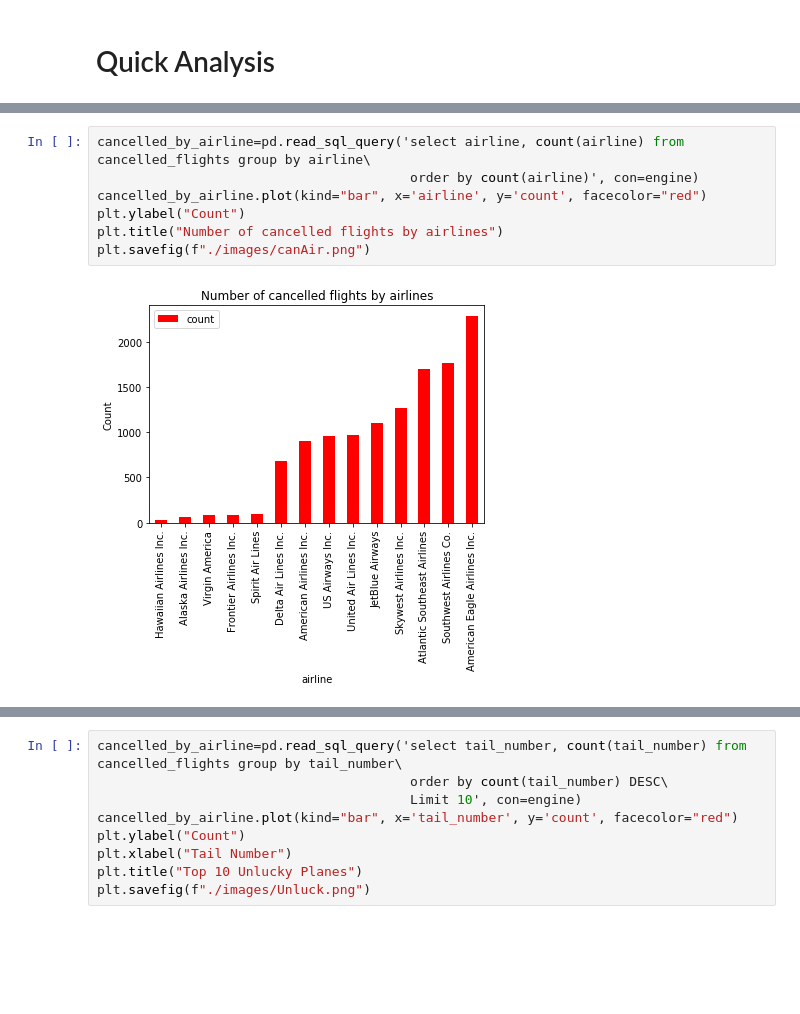
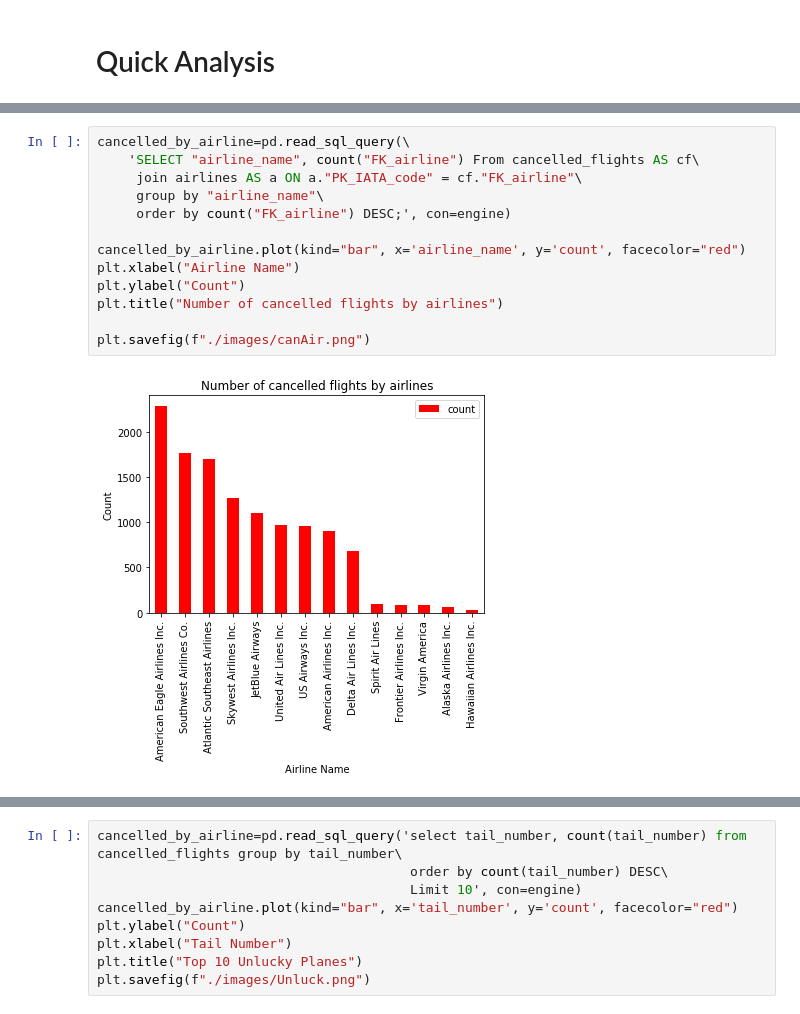
Before and after one commit to JordanSchafer/ETLProject, a Jupyter notebook: ETL_Project.ipynb, the cells around one changed output, grey strips where cells are left out. Drawn from its saved outputs; the diff is of its cells as text; blank space fills up the shorter version.

```diff
--- a/ETL_Project.ipynb
+++ b/ETL_Project.ipynb
@@ -346,9 +439,15 @@ plt.savefig(f"./images/divAir.png")
 # %%
-cancelled_by_airline=pd.read_sql_query('select airline, count(airline) from cancelled_flights group by airline\
-                                        order by count(airline)', con=engine)
-cancelled_by_airline.plot(kind="bar", x='airline', y='count', facecolor="red")
+cancelled_by_airline=pd.read_sql_query(\
+    'SELECT "airline_name", count("FK_airline") From cancelled_flights AS cf\
+     join airlines AS a ON a."PK_IATA_code" = cf."FK_airline"\
+     group by "airline_name"\
+     order by count("FK_airline") DESC;', con=engine)
+
+cancelled_by_airline.plot(kind="bar", x='airline_name', y='count', facecolor="red")
+plt.xlabel("Airline Name")
 plt.ylabel("Count")
 plt.title("Number of cancelled flights by airlines")
+
 plt.savefig(f"./images/canAir.png")
 # %% [output]
-[figure, old version]
+[figure, new version]
```
Also changed, not shown: parts of 34 cells of this notebook, 16 other files.
